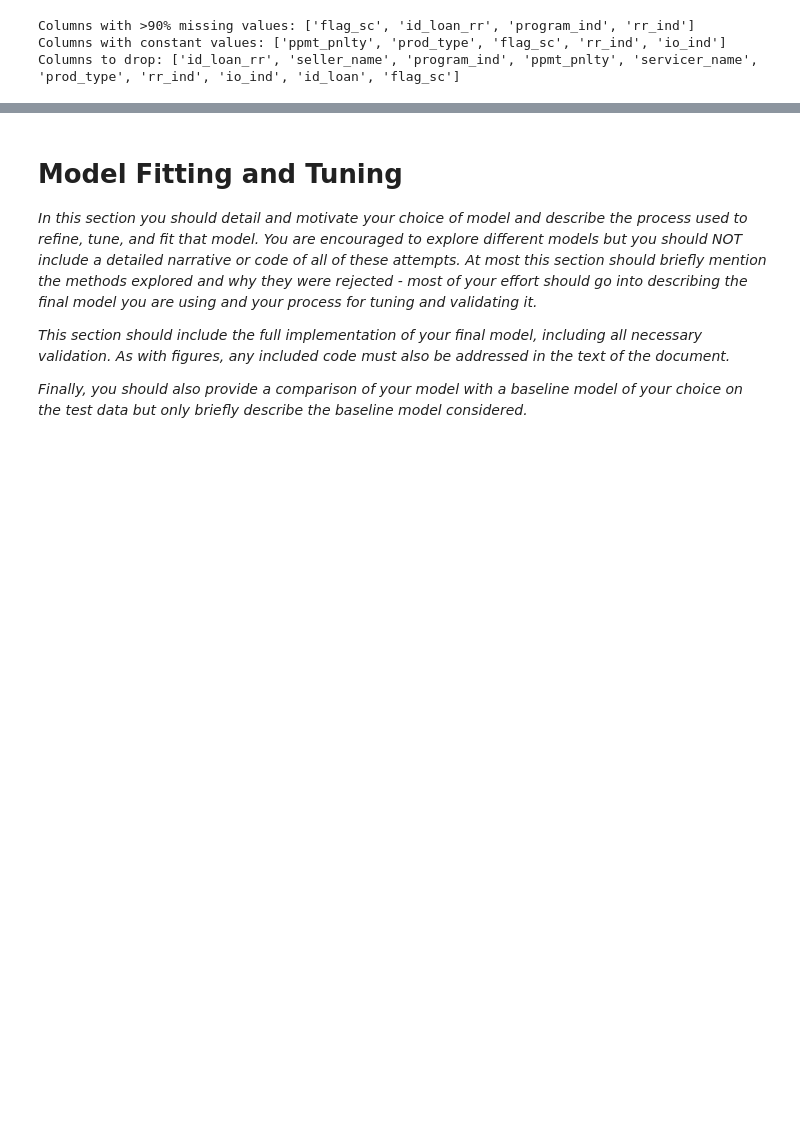
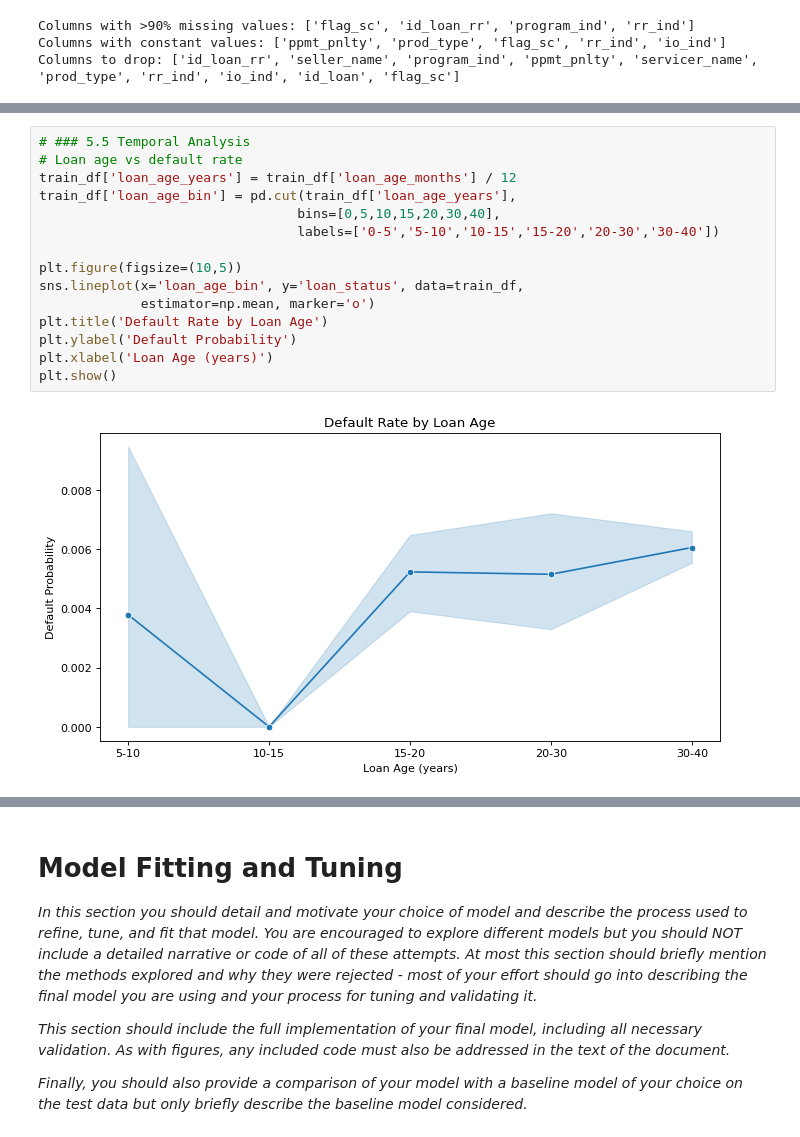
Before and after one commit to AwuoeZYC/Project_2, a Jupyter notebook: project2.ipynb, the cells around one changed output, grey strips where cells are left out. Cells and saved outputs as stored; diff of their text form; blank space fills up the shorter version.

```diff
--- a/project2.ipynb
+++ b/project2.ipynb
@@ -358,0 +283,17 @@ train_df = train_df.drop(columns=cols_to_drop)
+# %%
+# ### 5.5 Temporal Analysis
+# Loan age vs default rate
+train_df['loan_age_years'] = train_df['loan_age_months'] / 12
+train_df['loan_age_bin'] = pd.cut(train_df['loan_age_years'],
+                                 bins=[0,5,10,15,20,30,40],
+                                 labels=['0-5','5-10','10-15','15-20','20-30','30-40'])
+
+plt.figure(figsize=(10,5))
+sns.lineplot(x='loan_age_bin', y='loan_status', data=train_df,
+             estimator=np.mean, marker='o')
+plt.title('Default Rate by Loan Age')
+plt.ylabel('Default Probability')
+plt.xlabel('Loan Age (years)')
+plt.show()
+# %% [output]
+[figure, added]
```
Also changed, not shown: parts of 9 cells of this notebook.
